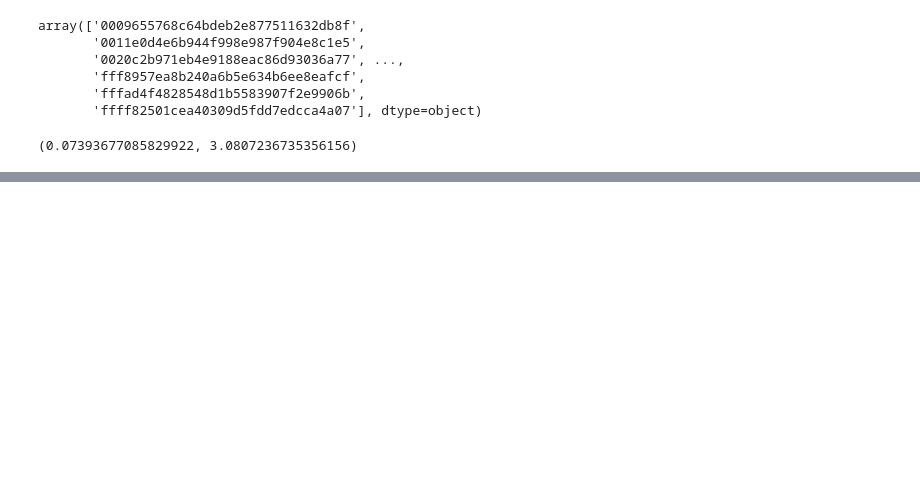
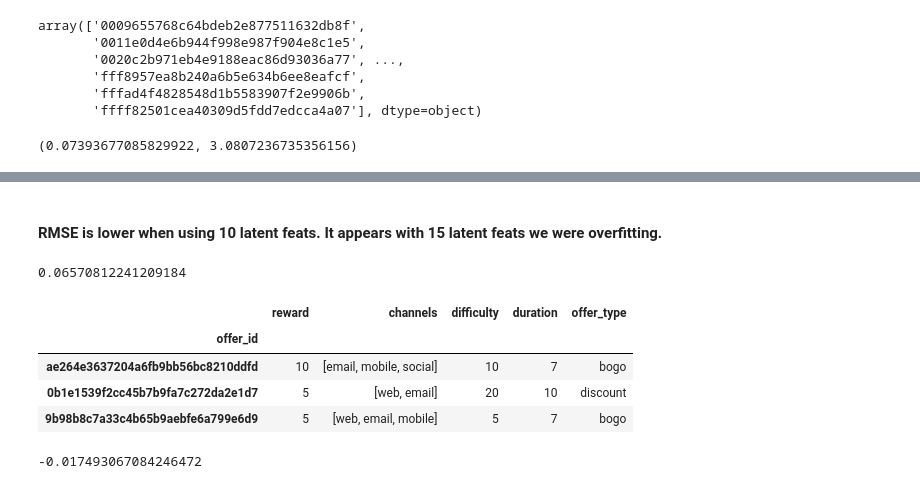
Before and after one commit to melkodary/starbucks-capstone, a Jupyter notebook: Starbucks_Capstone_notebook.ipynb, the cells around one changed output, grey strips where cells are left out. Saved outputs shown, nothing was run; the diff lists cells and outputs as text; code cells hidden in the pictures; blank space fills up the shorter version.

Commit message:
recommending offers to users

```diff
--- a/Starbucks_Capstone_notebook.ipynb
+++ b/Starbucks_Capstone_notebook.ipynb
@@ -915,0 +936,52 @@ user_test_mat, offer_test_mat = FunkSVD(test_data_np, latent_features=15, learni
+# %% [markdown]
+#### RMSE is lower when using 10 latent feats. It appears with 15 latent feats we were overfitting.
+# %%
+rmse, _ = validation_comparison(user_by_offer_test, user_train_10_mat, offer_train_10_mat)
+rmse
+# %% [output]
+0.06570812241209184
+# %%
+def get_portfolio_offers(offer_ids, df=portfolio):
+    return df.set_index('id').loc[offer_ids]
+# %%
+def make_recommendations(user_id, user_by_offer, user_mat, offer_mat, rec_num=3):
+    '''
+    INPUT:
+    user_id - user id
+    user_by_offer - (pandas df)
+    user_mat - the U matrix of matrix factorization
+
+    OUTPUT:
+    recs - (array) a list or numpy array of recommended offers.
+    '''
+
+    val_users = user_by_offer.index
+
+    # Get the index of which row the user is in for use in U matrix
+    idx = np.where(val_users == user_id)[0][0]
+
+    # take the dot product of that row and the V matrix
+    preds = np.dot(user_mat[idx,:], offer_mat)
+
+    # pull the top movies according to the prediction
+    indices = preds.argsort()[-rec_num:][::-1] #indices
+    rec_ids = user_by_offer.columns[indices]
+
+
+    return rec_ids
+# %%
+recs = make_recommendations('0009655768c64bdeb2e877511632db8f',\
+                            user_by_offer_train, user_train_mat, offer_train_mat)
+# %%
+get_portfolio_offers(recs)
+# %% [output]
+|  | reward | channels | difficulty | duration | offer_type |
+| offer_id |  |  |  |  |  |
+| ae264e3637204a6fb9bb56bc8210ddfd | 10 | [email, mobile, social] | 10 | 7 | bogo |
+| 0b1e1539f2cc45b7b9fa7c272da2e1d7 | 5 | [web, email] | 20 | 10 | discount |
+| 9b98b8c7a33c4b65b9aebfe6a799e6d9 | 5 | [web, email, mobile] | 5 | 7 | bogo |
+# %%
+predict_impression(user_train_mat, offer_train_mat, \
+                          '0009655768c64bdeb2e877511632db8f', '2906b810c7d4411798c6938adc9daaa5')
+# %% [output]
+-0.017493067084246472
```
Also changed, not shown: parts of 3 cells of this notebook.
